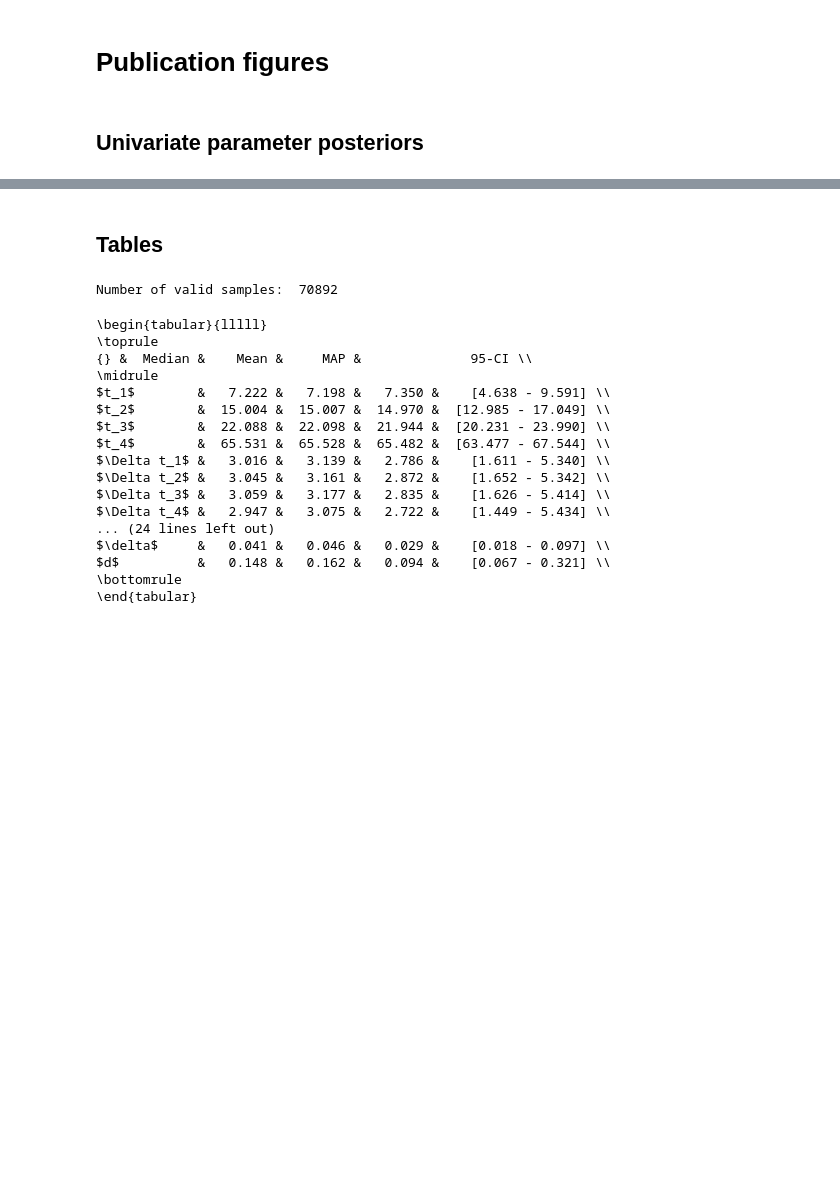
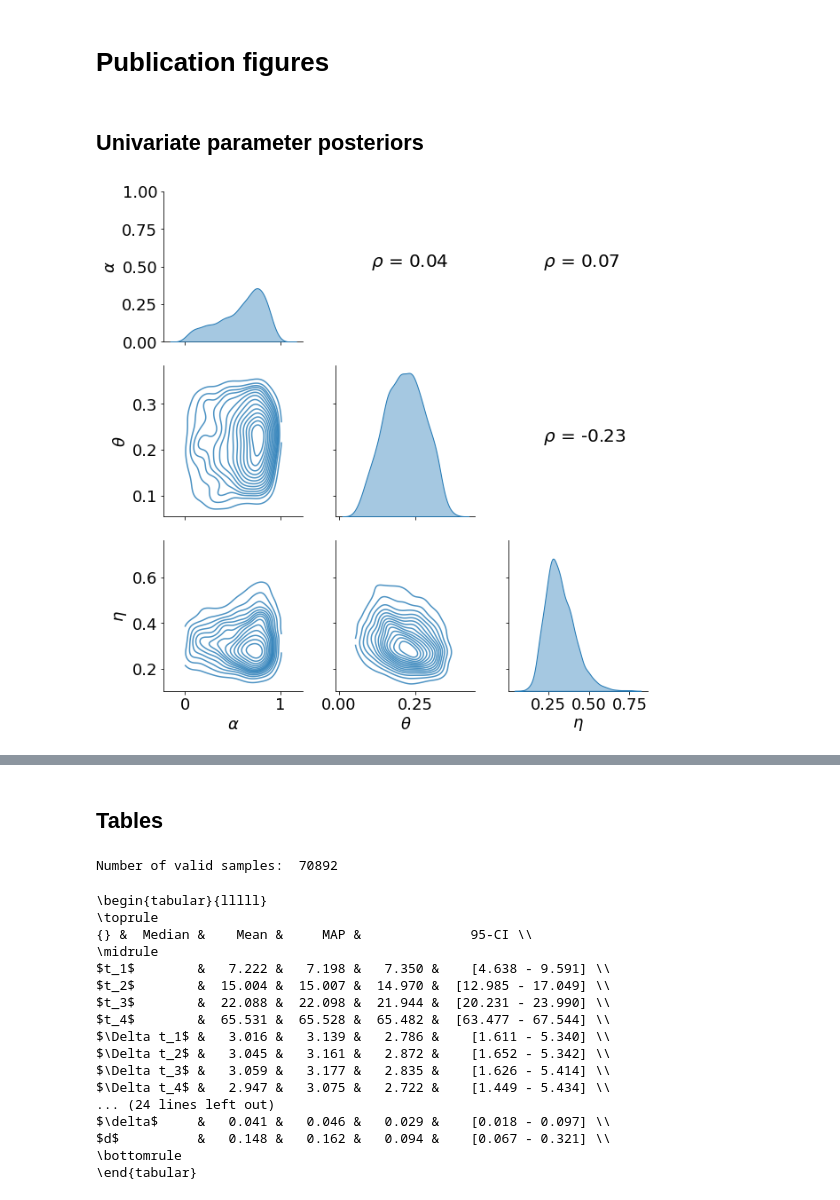
Before and after one commit to stefanradev93/AIAgainstCorona, a Jupyter notebook: Covid19_Inference_Germany.ipynb, the cells around one changed output, grey strips where cells are left out. Cells and saved outputs as stored; diff of their text form; code cells hidden in the pictures; blank space fills up the shorter version.

```diff
--- a/Covid19_Inference_Germany.ipynb
+++ b/Covid19_Inference_Germany.ipynb
@@ -522,7 +526,7 @@ class MultiConvNet(tf.keras.Model):
             for _ in range(n_layers)
         ])
 
-        self.lstm = tf.keras.layers.CuDNNLSTM(n_filters)
+        self.lstm = CuDNNLSTM(n_filters)
 
     def call(self, x, **args):
         """x is a timeseries of dimensions B timestamps, n_features"""
@@ -684,3 +689,32 @@ def plot_posteriors_germany(n_samples,
     if filename is not None:
         f.savefig("figures/{}.png".format(filename), dpi=300,
                   bbox_extra_artists=(lg,), bbox_inches='tight')
+# %%
+norm_data = (data_germany_tensor - mean_g) / std_g
+samples = model.sample(norm_data, 2000, to_numpy=True)
+idx_nonzero = [i for i, e in enumerate(param_names) if e != '$\\phi_I$' and e != '$\\phi_D$' and e != '$\\phi_R$']
+samples = samples[np.sum(samples[:, idx_nonzero] < 0, axis=1) == 0]
+# %%
+idx_alpha = param_names.index('$\\alpha$')
+idx_theta = param_names.index('$\\theta$')
+idx_eta = param_names.index('$\\eta$')
+# %%
+samples_i = np.c_[samples[:, idx_alpha], samples[:, idx_theta], samples[:, idx_eta]]
+# %%
+plt.rcParams['font.size'] = 18
+def corrfunc(x, y, **kws):
+    r, _ = stats.pearsonr(x, y)
+    ax = plt.gca()
+    ax.annotate(r"$\rho$ = {:.2f}".format(r),
+                xy=(.25, .5), xycoords=ax.transAxes, fontsize=20)
+
+frame = pd.DataFrame(samples_i, columns=[r'$\alpha$', r'$\theta$',r'$\eta$',])
+grid = sns.PairGrid(frame, height = 3, palette='Set1')
+grid = grid.map_diag(sns.kdeplot, alpha=0.4, shade=True)
+grid = grid.map_lower(sns.kdeplot, n_levels=15, cut=0, bw_method='silverman', alpha=0.8)
+grid = grid.map_upper(corrfunc)
+
+for i, j in zip(*np.triu_indices_from(grid.axes, 1)):
+    grid.axes[i, j].axis('off')
+# %% [output]
+[figure, added]
```
Also changed, not shown: parts of 34 cells of this notebook, 15 other files.
